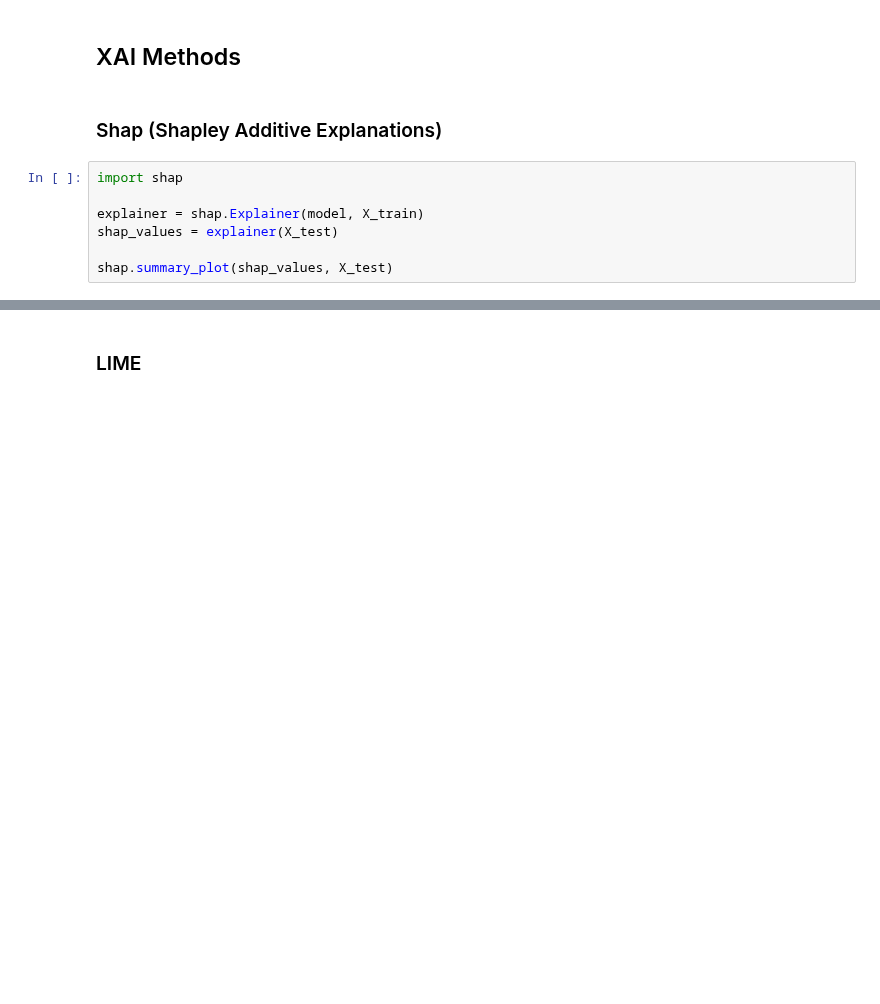
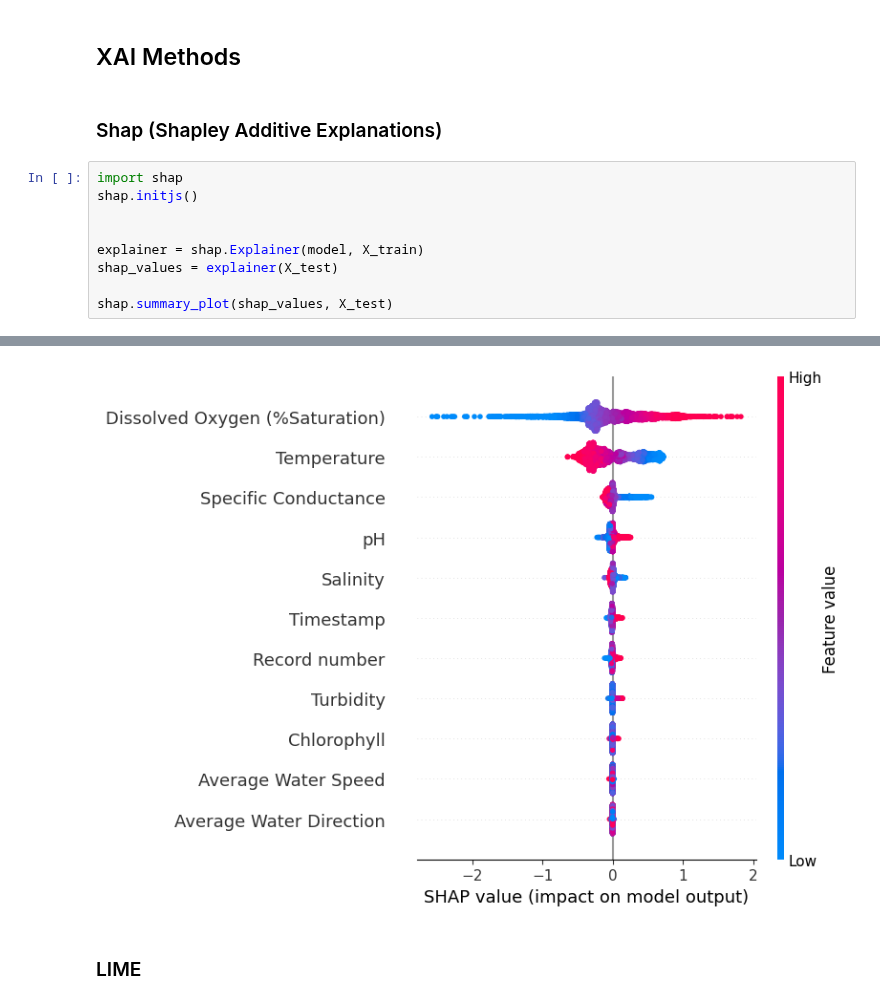
Before and after one commit to Deppi15/INFO381, a Jupyter notebook: notebooks/notebook.ipynb, the cells around one changed output, grey strips where cells are left out. Cells and saved outputs as stored; diff of their text form; blank space fills up the shorter version.

```diff
--- a/notebooks/notebook.ipynb
+++ b/notebooks/notebook.ipynb
@@ -181,8 +204,11 @@ plt.show()
 ### Shap (Shapley Additive Explanations)
 # %%
 import shap
+shap.initjs()
+
 
 explainer = shap.Explainer(model, X_train)
 shap_values = explainer(X_test)
 
 shap.summary_plot(shap_values, X_test)
+# %% [output]
@@ -189,2 +216,3 @@ shap.summary_plot(shap_values, X_test)
+[figure, added]
 # %% [markdown]
 ### LIME
```
Also changed, not shown: parts of 9 cells of this notebook.
